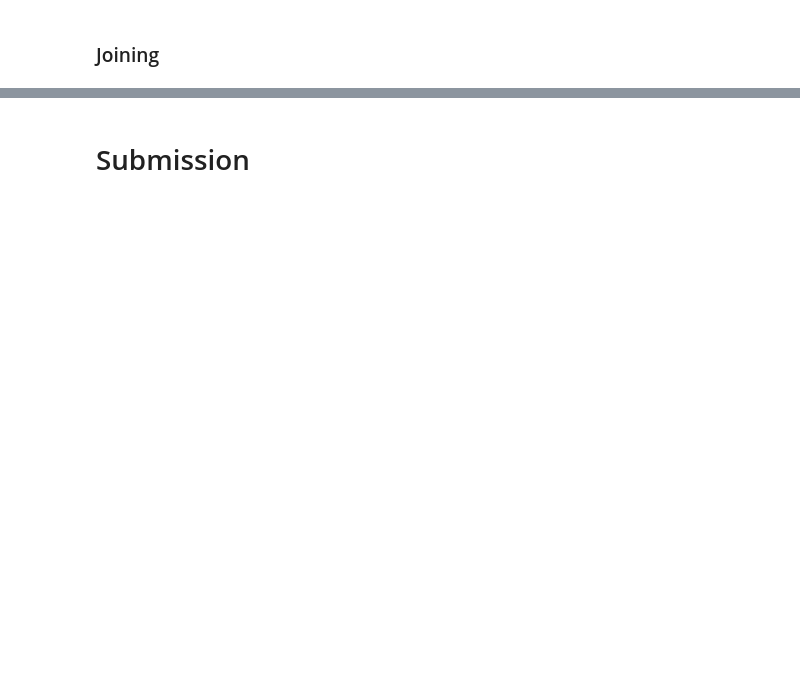
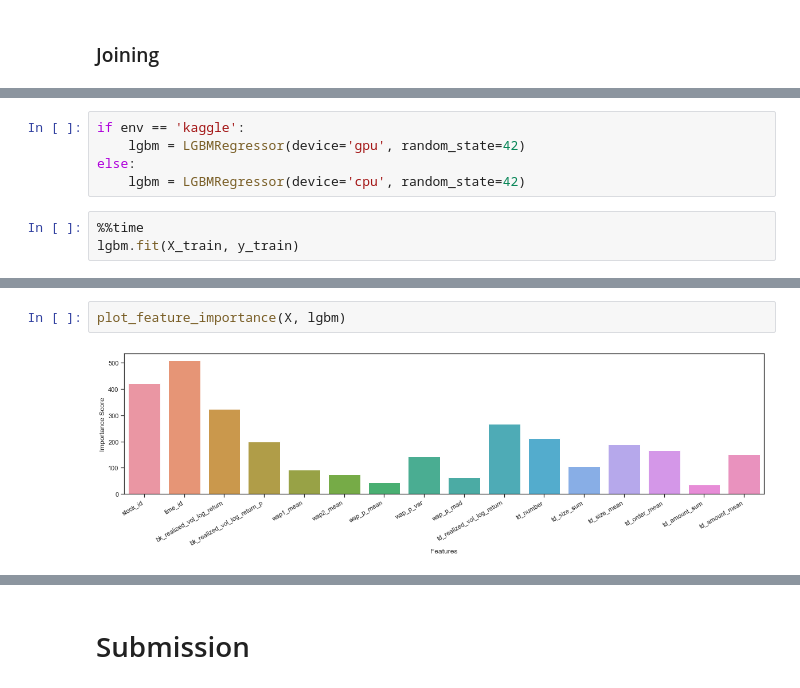
Before and after one commit to abugeia/P8_kaggle_competition, a Jupyter notebook: P8_kaggle_competition.ipynb, the cells around one changed output, grey strips where cells are left out. Saved outputs shown, nothing was run; the diff lists cells and outputs as text; blank space fills up the shorter version.

```diff
--- a/P8_kaggle_competition.ipynb
+++ b/P8_kaggle_competition.ipynb
@@ -535,0 +866,8 @@ dtype: int64
+# %%
+if env == 'kaggle':
+    lgbm = LGBMRegressor(device='gpu', random_state=42)
+else:
+    lgbm = LGBMRegressor(device='cpu', random_state=42)
+# %%
+%%time
+lgbm.fit(X_train, y_train)
@@ -535,0 +884,4 @@ dtype: int64
+# %%
+plot_feature_importance(X, lgbm)
+# %% [output]
+[figure, added]
```
Also changed, not shown: parts of 135 cells of this notebook, 5 other files.
